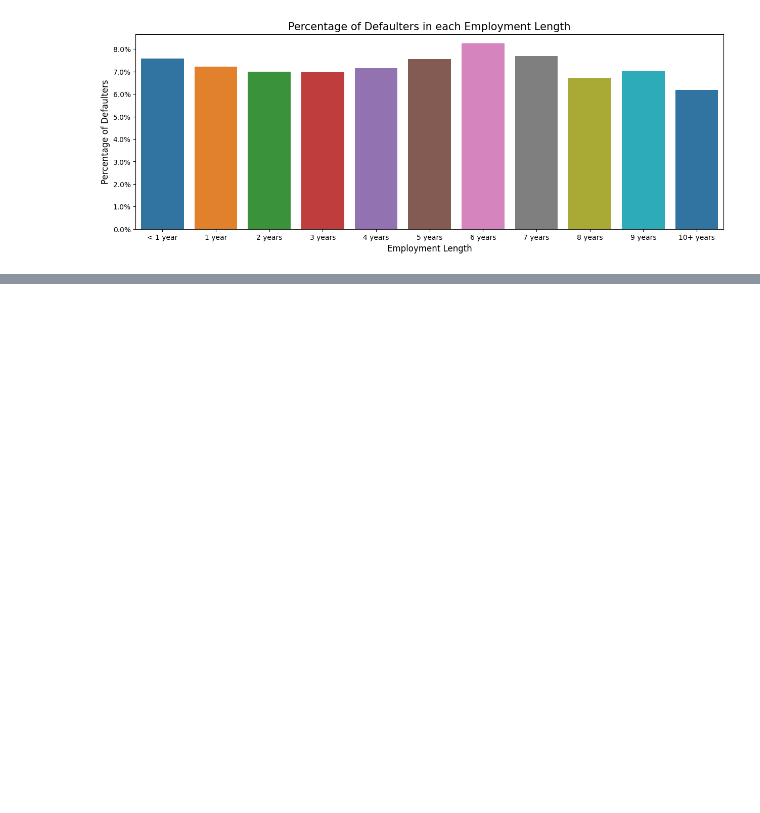
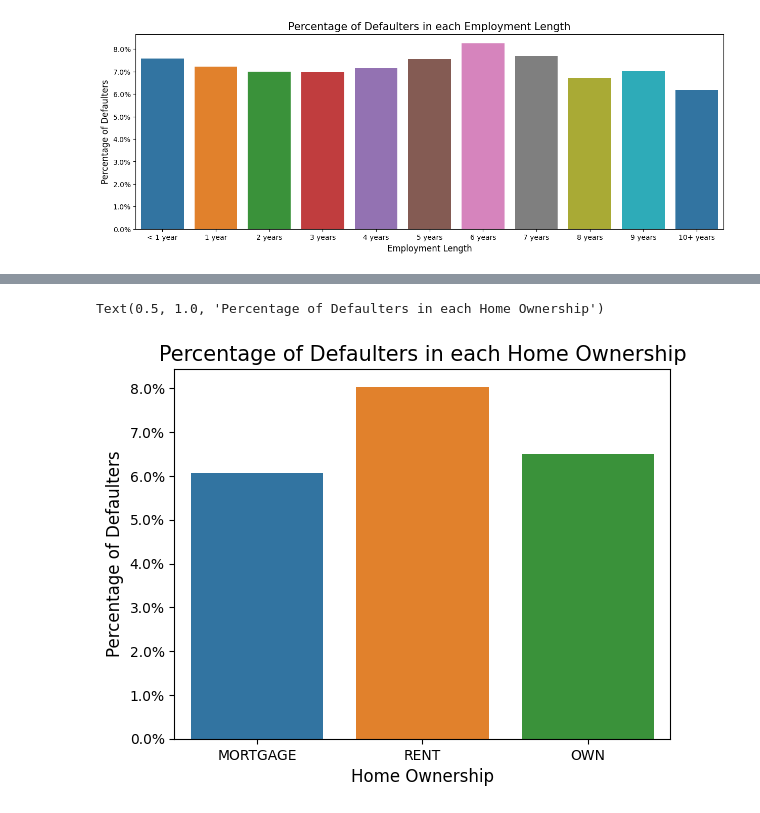
Before and after one commit to pranavsai-98/Credit_risk, a Jupyter notebook: src/N1.ipynb, the cells around one changed output, grey strips where cells are left out. Saved outputs shown, nothing was run; the diff lists cells and outputs as text; code cells hidden in the pictures; blank space fills up the shorter version.

```diff
--- a/src/N1.ipynb
+++ b/src/N1.ipynb
@@ -318,0 +302,11 @@ Text(0.5, 1.0, 'Loan Amount by Subgrade')
+# %%
+# finding out the percentage of defaulters in each home ownership category
+x = df1.groupby('home_ownership')['Default'].mean().sort_values(ascending=False)*100
+sns.barplot(x = x.index, y = x.values, order = vc.index)
+plt.gca().yaxis.set_major_formatter(PercentFormatter(100))
+plt.xlabel("Home Ownership", fontsize=12)
+plt.ylabel("Percentage of Defaulters", fontsize=12)
+plt.title("Percentage of Defaulters in each Home Ownership", fontsize=15)
+# %% [output]
+Text(0.5, 1.0, 'Percentage of Defaulters in each Home Ownership')
+[figure, added]
```
Also changed, not shown: parts of 47 cells of this notebook, 2 other files.
